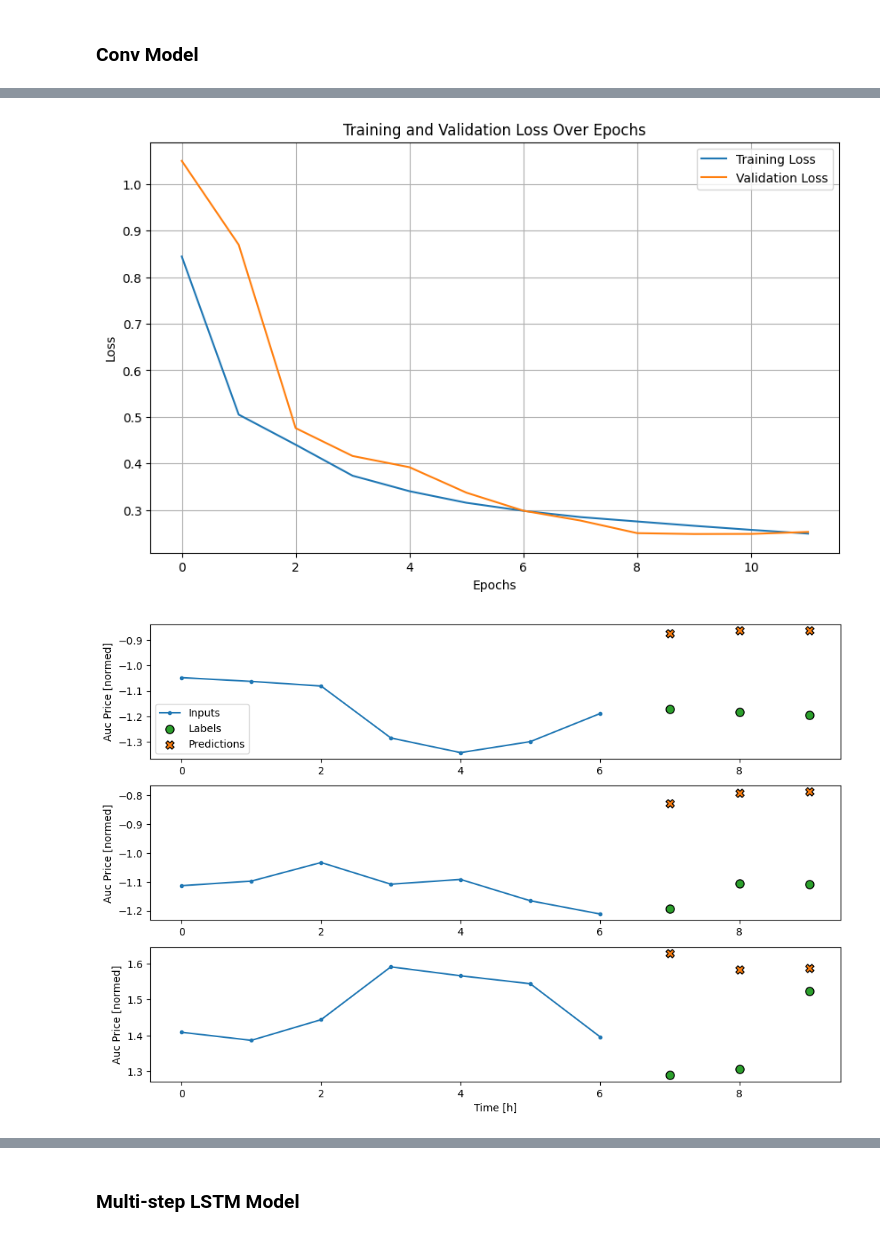
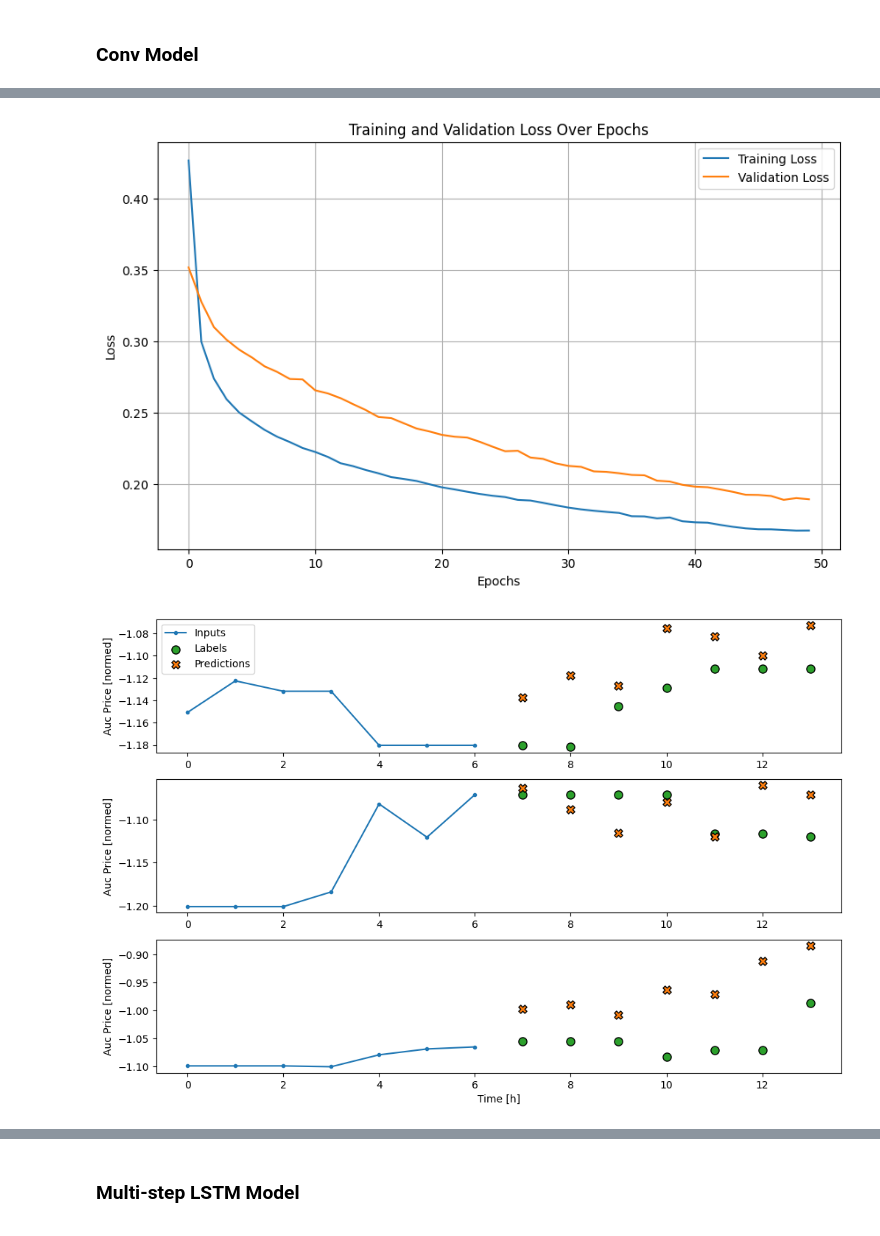
Before and after one commit to wyne1/carbon-market-forecasting, a Jupyter notebook: lstm-model.ipynb, the cells around one changed output, grey strips where cells are left out. Saved outputs shown, nothing was run; the diff lists cells and outputs as text; code cells hidden in the pictures.

```diff
--- a/lstm-model.ipynb
+++ b/lstm-model.ipynb
@@ -646,7 +646,7 @@ Epoch 20/20
 # %% [markdown]
 ### Conv Model
 # %%
-OUT_STEPS = 3
+OUT_STEPS = 7
 multi_window = WindowGenerator(input_width=7,
                                train_df=train_df, val_df=val_df, test_df=test_df,
                                label_width=OUT_STEPS,
@@ -665,9 +665,9 @@ multi_conv_model = tf.keras.Sequential([
     tf.keras.layers.Reshape([OUT_STEPS, num_features])
 ])
 
-history = preprocessor.compile_and_fit(multi_conv_model, multi_window, use_early_stopping=True)
-multi_val_performance['Multi Conv'] = multi_conv_model.evaluate(multi_window.val, return_dict=True)
-multi_performance['Multi Conv'] = multi_conv_model.evaluate(multi_window.test, verbose=1, return_dict=True)
+history = preprocessor.compile_and_fit(multi_conv_model, multi_window, use_early_stopping=True, max_epochs=50)
+# multi_val_performance['Multi Conv'] = multi_conv_model.evaluate(multi_window.val, return_dict=True)
+# multi_performance['Multi Conv'] = multi_conv_model.evaluate(multi_window.test, verbose=1, return_dict=True)
 Plotting.plot_history(history)
 multi_window.plot(multi_conv_model)
 multi_window.plot_test(multi_conv_model)
@@ -692,2 +692,2 @@ Epoch 12/20
-[figure, old version]
+[figure, new version]
-[figure, old version]
+[figure, new version]
```
Also changed, not shown: parts of 15 cells of this notebook, 4 other files.
